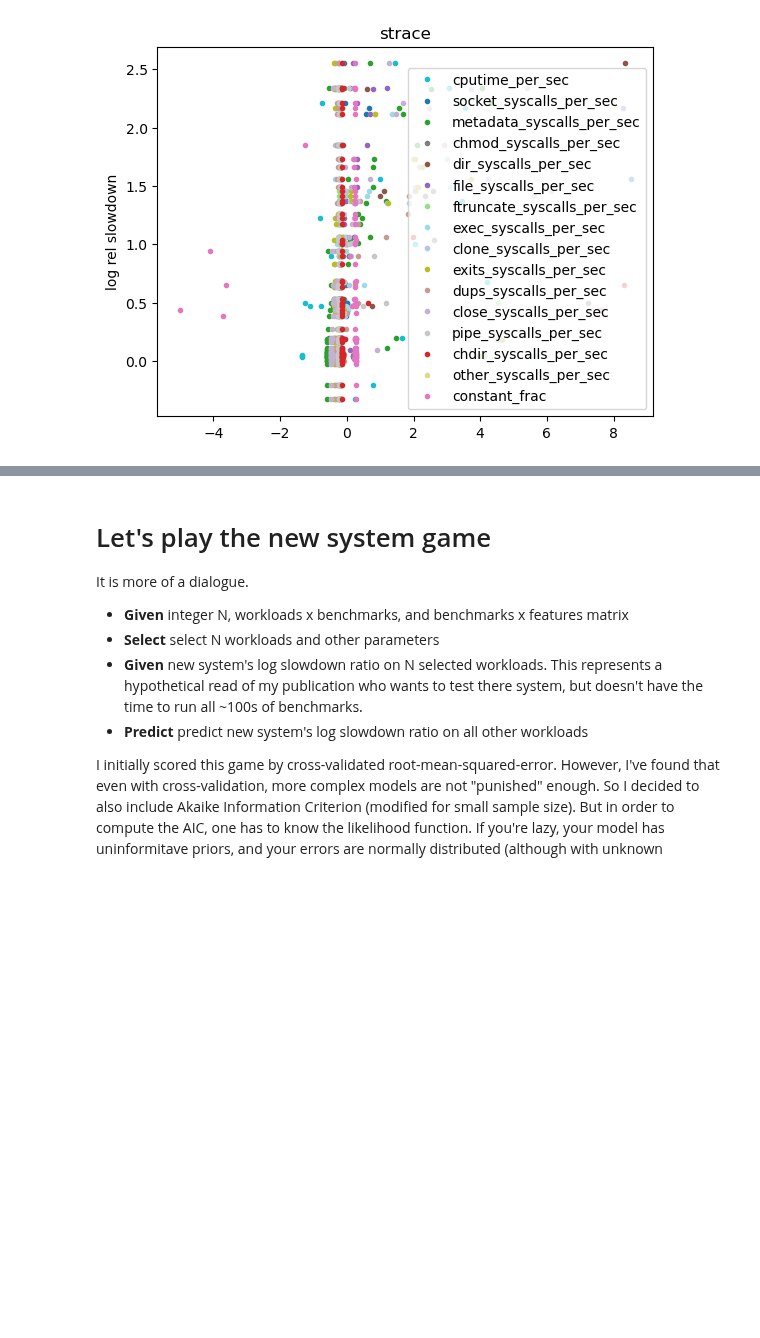
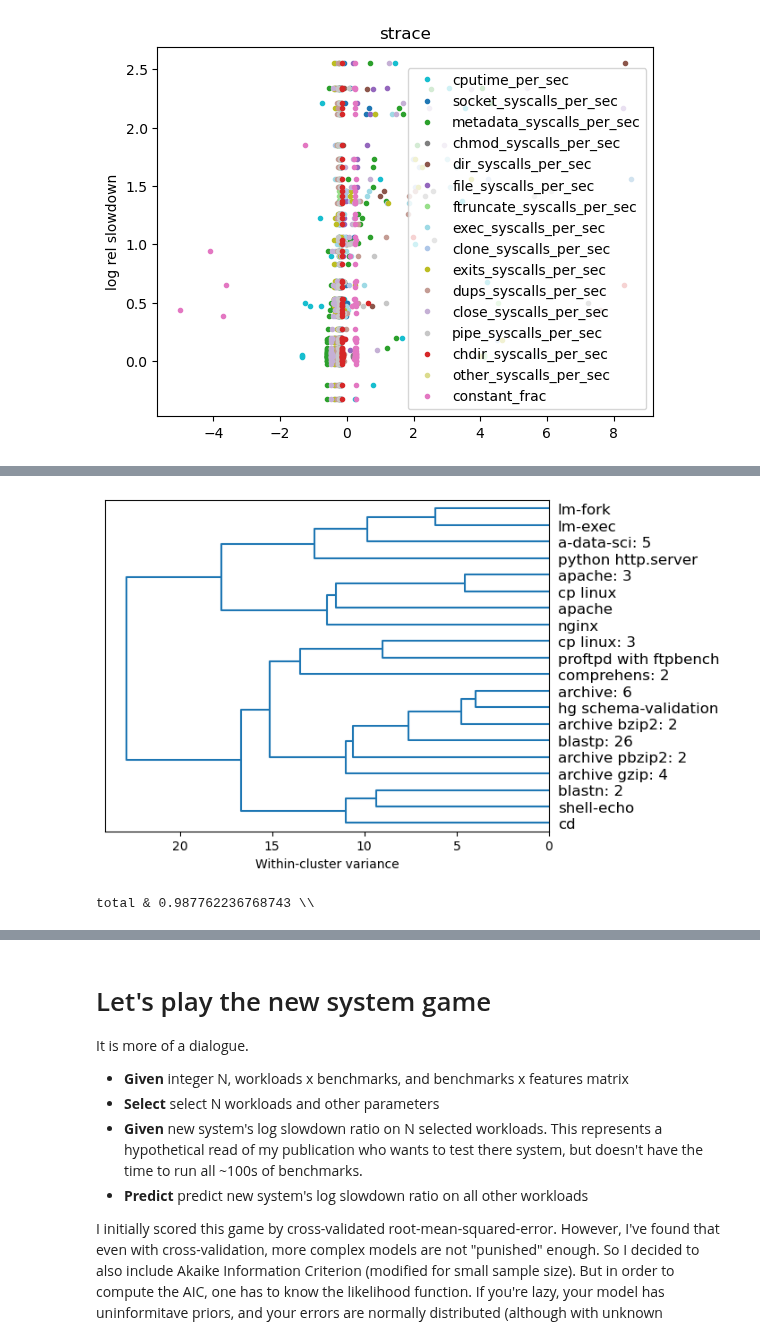
Before and after one commit to charmoniumQ/PROBE, a Jupyter notebook: benchmark/notebook/cross-val.ipynb, the cells around one changed output, grey strips where cells are left out. Drawn from its saved outputs; the diff is of its cells as text; code cells hidden in the pictures; blank space fills up the shorter version.

```diff
--- a/benchmark/notebook/cross-val.ipynb
+++ b/benchmark/notebook/cross-val.ipynb
@@ -708,0 +944,6 @@ for collector in agged.index.levels[0]:
+# %%
+benchmark_subsetter = DimReducerAndClusterer(
+    NoReduction(),
+    sklearn.cluster.AgglomerativeClustering(n_clusters=opt_x, linkage="ward", compute_distances=True),
+)
+selected_benchmarks, _ = benchmark_subsetter.select_benchmarks(benchmarks_by_all_features)
@@ -708,0 +1004,45 @@ for collector in agged.index.levels[0]:
+# %%
+def leaf_label_func(id: int, count: int = 1) -> str:
+    if 0 <= id < n_benchmarks:
+        if count == 1:
+            assert id in benchmark_subsetter.selected_benchmarks
+            return benchmark_names[id]
+        else:
+            label = benchmark_subsetter.cluster_labels[id]
+            center = benchmark_names[label]
+            members = ", ".join(benchmark_names[b] for b in label2members[label][:4])
+            return f"{center}: {count}"
+            #+ ": " + members + ("..." if len(label2members[label]) > 4 else "")
+    elif n_benchmarks <= id < n_benchmarks * 2:
+        count = int(linkage[id - n_benchmarks][3])
+        left_child = int(linkage[id - n_benchmarks][0])
+        return leaf_label_func(left_child, count)
+    else:
+        raise ValueError()
+# %%
+fig = matplotlib.pyplot.figure()
+ax = fig.add_subplot(1, 1, 1)
+linkage, R = plot_dendrogram(
+    benchmark_subsetter.clusterer,
+    ax=ax,
+    leaf_label_func=leaf_label_func,
+    # labels=[
+    #     benchmark_names[benchmark]
+    #     for benchmark in benchmark_subsetter.selected_benchmarks
+    # ],
+    truncate_mode="lastp",
+    p=20,
+    labels=benchmark_names,
+    #leaf_rotation=90,
+    color_threshold=0,
+    orientation="left",
+)
+ax.set_xlabel("Within-cluster variance")
+fig.savefig(output_dir / "dendrogram.pdf", bbox_inches="tight")
+None
+# %% [output]
+[figure, added]
+# %%
+print(f"total & {tmp_df['weight'].sum()} \\\\")
+# %% [output]
+total & 0.987762236768743 \\
```
Also changed, not shown: parts of 17 cells of this notebook.
